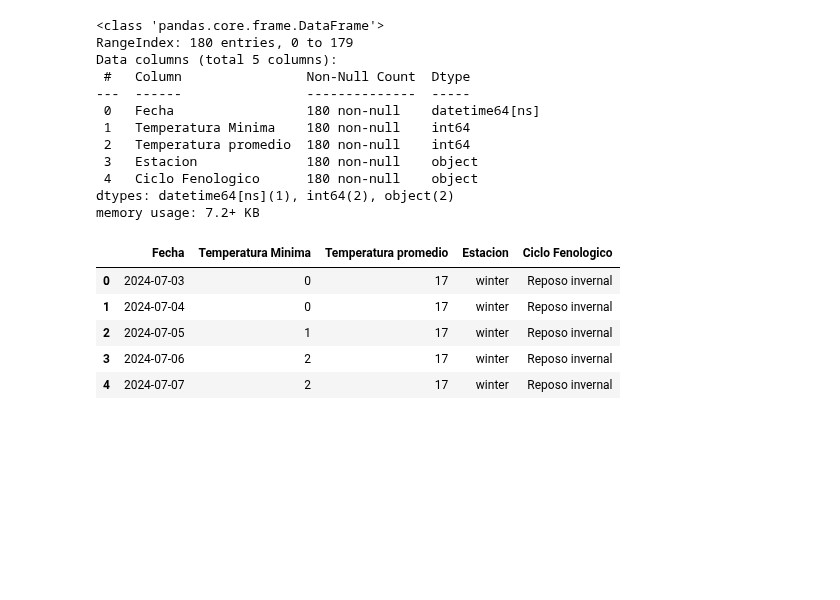
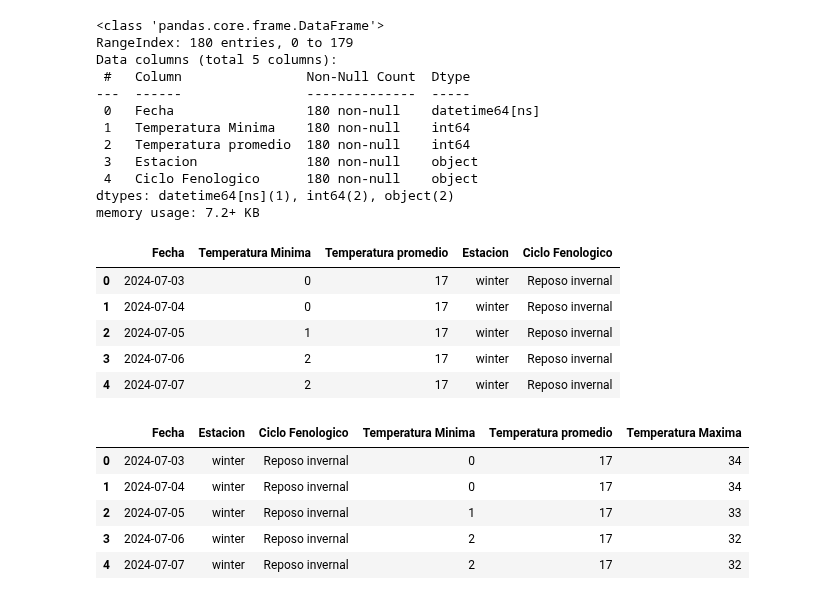
Before and after one commit to No-Country-simulation/s16-20-m-data-bi, a Jupyter notebook: notebooks/inclusion_columnas_estacion_ciclo.ipynb, the cells around one changed output. Cells and saved outputs as stored; diff of their text form; code cells hidden in the pictures; blank space fills up the shorter version.

```diff
--- a/notebooks/inclusion_columnas_estacion_ciclo.ipynb
+++ b/notebooks/inclusion_columnas_estacion_ciclo.ipynb
@@ -194,4 +125,15 @@ df.head()
 | 2 | 2024-07-05 | 1 | 17 | winter | Reposo invernal |
 | 3 | 2024-07-06 | 2 | 17 | winter | Reposo invernal |
 | 4 | 2024-07-07 | 2 | 17 | winter | Reposo invernal |
+# %%
+df['Temperatura Maxima'] = 2 * df['Temperatura promedio'] - df['Temperatura Minima']
+df = df[['Fecha', 'Estacion', 'Ciclo Fenologico', 'Temperatura Minima', 'Temperatura promedio', 'Temperatura Maxima']]
+df.head()
+# %% [output]
+|  | Fecha | Estacion | Ciclo Fenologico | Temperatura Minima | Temperatura promedio | Temperatura Maxima |
+| 0 | 2024-07-03 | winter | Reposo invernal | 0 | 17 | 34 |
+| 1 | 2024-07-04 | winter | Reposo invernal | 0 | 17 | 34 |
+| 2 | 2024-07-05 | winter | Reposo invernal | 1 | 17 | 33 |
+| 3 | 2024-07-06 | winter | Reposo invernal | 2 | 17 | 32 |
+| 4 | 2024-07-07 | winter | Reposo invernal | 2 | 17 | 32 |
 # %%
```
Also changed, not shown: parts of 3 cells of this notebook, 11 other files.
